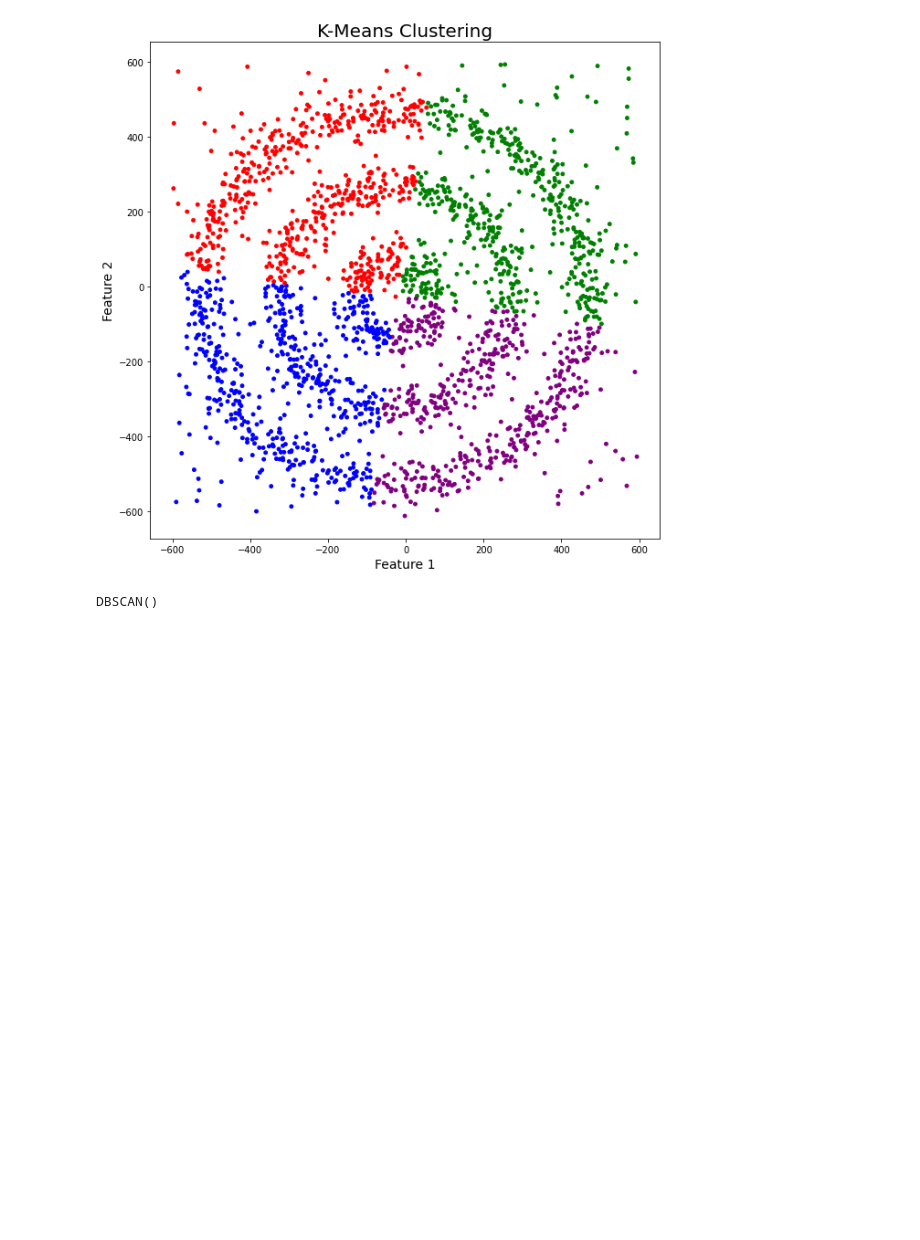
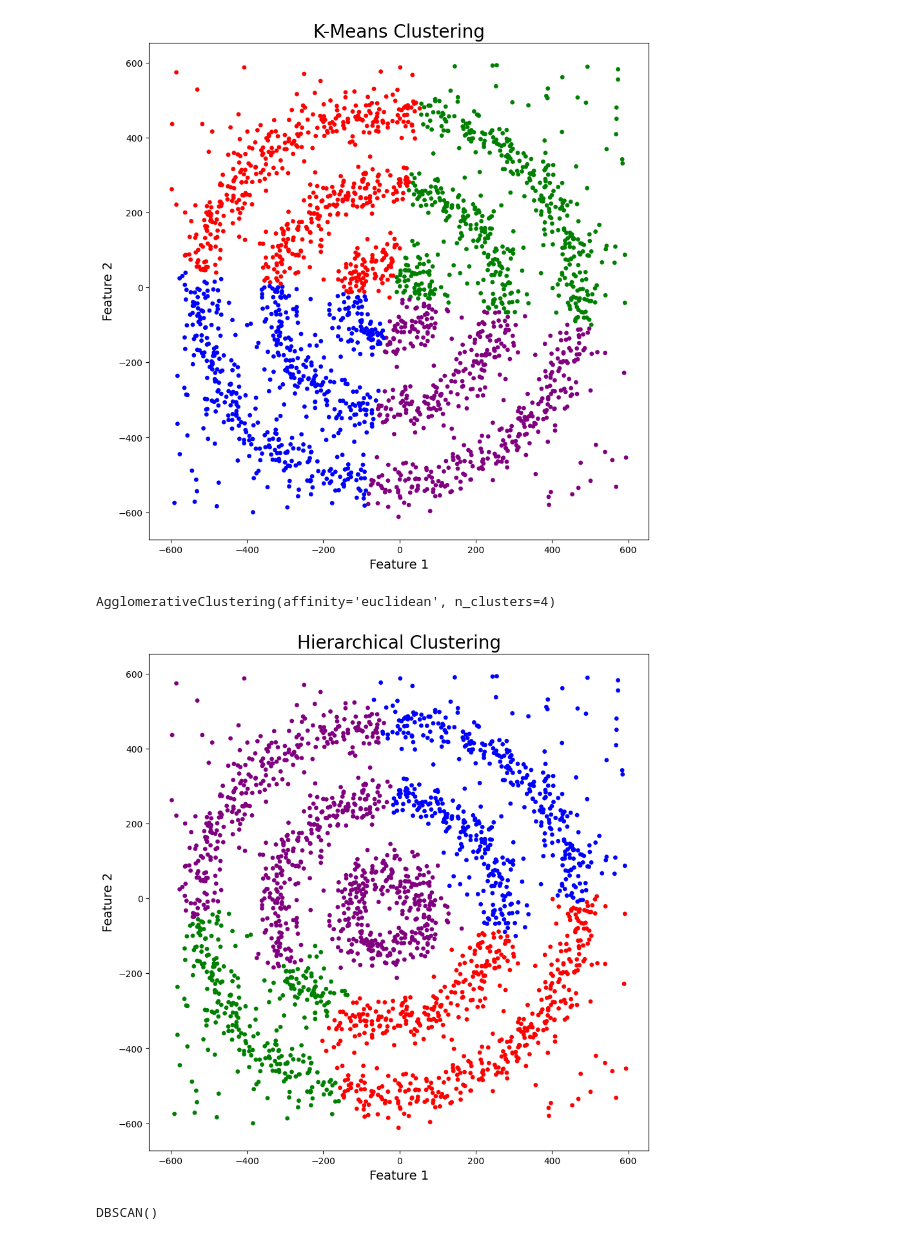
Before and after one commit to SarahEldreny/Machine-Learning-Unsupervised-Labs-, a Jupyter notebook: Implementing_DBSCAN_Clustering_in_Python.ipynb, the cells around one changed output. Drawn from its saved outputs; the diff is of its cells as text; code cells hidden in the pictures; blank space fills up the shorter version.

```diff
--- a/Implementing_DBSCAN_Clustering_in_Python.ipynb
+++ b/Implementing_DBSCAN_Clustering_in_Python.ipynb
@@ -50,6 +65,25 @@ plt.ylabel('Feature 2',fontsize=14)
 plt.show()
 # %% [output]
 [figure]
+# %%
+from sklearn.cluster import AgglomerativeClustering
+model = AgglomerativeClustering(n_clusters=4,affinity='euclidean')
+model.fit (df[[0,1]])
+# %% [output]
+AgglomerativeClustering(affinity='euclidean', n_clusters=4)
+# %%
+df['HR_labels']= model.labels_
+
+# Plotting resulting clusters
+colors=['purple','red','blue','green']
+plt.figure(figsize=(10,10))
+plt.scatter(df[0],df[1],c=df['HR_labels'],cmap=matplotlib.colors.ListedColormap(colors),s=15)
+plt.title('Hierarchical Clustering',fontsize=20)
+plt.xlabel('Feature 1',fontsize=14)
+plt.ylabel('Feature 2',fontsize=14)
+plt.show()
+# %% [output]
+[figure, added]
 # %%
 from sklearn.cluster import DBSCAN
 dbscan=DBSCAN()
```
Also changed, not shown: parts of 1 cell of this notebook.
